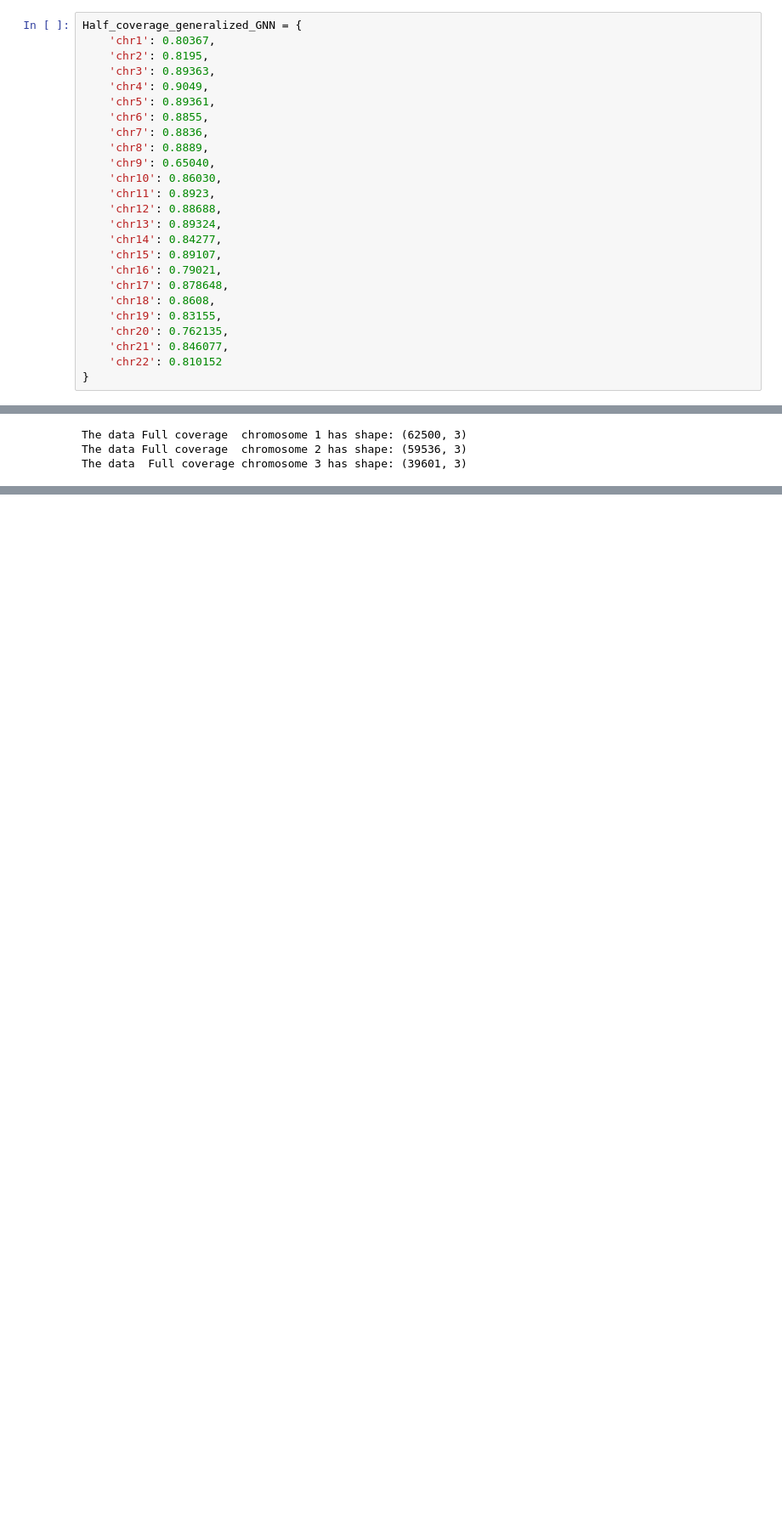
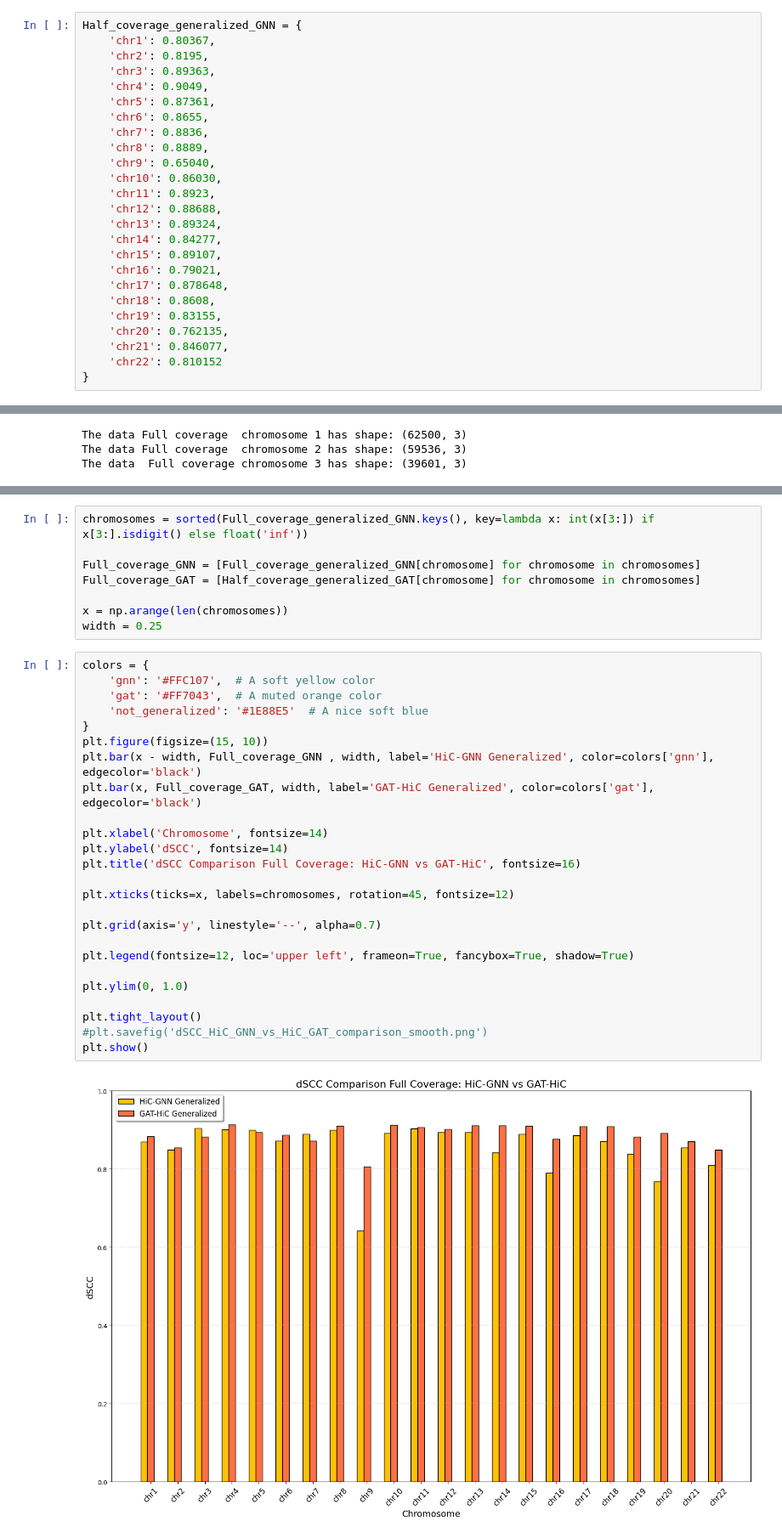
Before and after one commit to beyzoskaya/HiC-GNN, a Jupyter notebook: visualize.ipynb, the cells around one changed output, grey strips where cells are left out. Shown at 85% size. Drawn from its saved outputs; the diff is of its cells as text; blank space fills up the shorter version.

```diff
--- a/visualize.ipynb
+++ b/visualize.ipynb
@@ -1920,8 +1919,8 @@ Half_coverage_generalized_GNN = {
     'chr2': 0.8195,
     'chr3': 0.89363,
     'chr4': 0.9049,
-    'chr5': 0.89361,
-    'chr6': 0.8855,
+    'chr5': 0.87361,
+    'chr6': 0.8655,
     'chr7': 0.8836,
     'chr8': 0.8889,
     'chr9': 0.65040,
@@ -2020,0 +2070,35 @@ The data  Full coverage chromosome 3 has shape: (39601, 3)
+# %%
+chromosomes = sorted(Full_coverage_generalized_GNN.keys(), key=lambda x: int(x[3:]) if x[3:].isdigit() else float('inf'))
+
+Full_coverage_GNN = [Full_coverage_generalized_GNN[chromosome] for chromosome in chromosomes]
+Full_coverage_GAT = [Half_coverage_generalized_GAT[chromosome] for chromosome in chromosomes]
+
+x = np.arange(len(chromosomes))
+width = 0.25
+# %%
+colors = {
+    'gnn': '#FFC107',  # A soft yellow color
+    'gat': '#FF7043',  # A muted orange color
+    'not_generalized': '#1E88E5'  # A nice soft blue
+}
+plt.figure(figsize=(15, 10))
+plt.bar(x - width, Full_coverage_GNN , width, label='HiC-GNN Generalized', color=colors['gnn'], edgecolor='black')
+plt.bar(x, Full_coverage_GAT, width, label='GAT-HiC Generalized', color=colors['gat'], edgecolor='black')
+
+plt.xlabel('Chromosome', fontsize=14)
+plt.ylabel('dSCC', fontsize=14)
+plt.title('dSCC Comparison Full Coverage: HiC-GNN vs GAT-HiC', fontsize=16)
+
+plt.xticks(ticks=x, labels=chromosomes, rotation=45, fontsize=12)
+
+plt.grid(axis='y', linestyle='--', alpha=0.7)
+
+plt.legend(fontsize=12, loc='upper left', frameon=True, fancybox=True, shadow=True)
+
+plt.ylim(0, 1.0)
+
+plt.tight_layout()
+#plt.savefig('dSCC_HiC_GNN_vs_HiC_GAT_comparison_smooth.png')
+plt.show()
+# %% [output]
+[figure, added]
```
Also changed, not shown: parts of 36 cells of this notebook.
